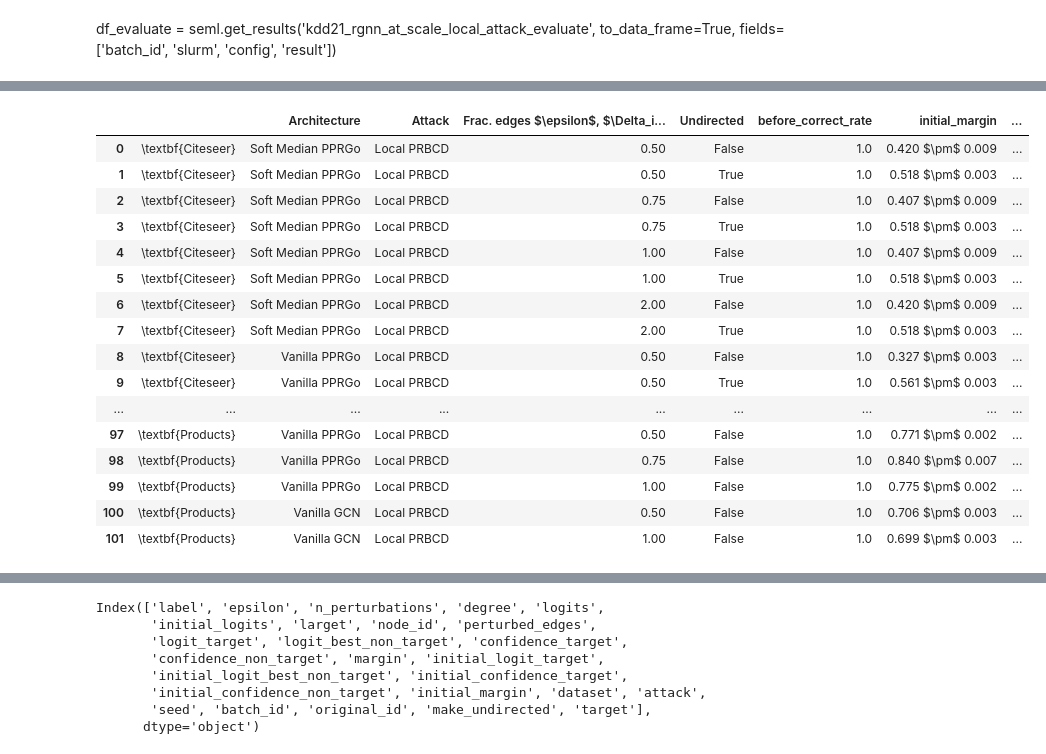
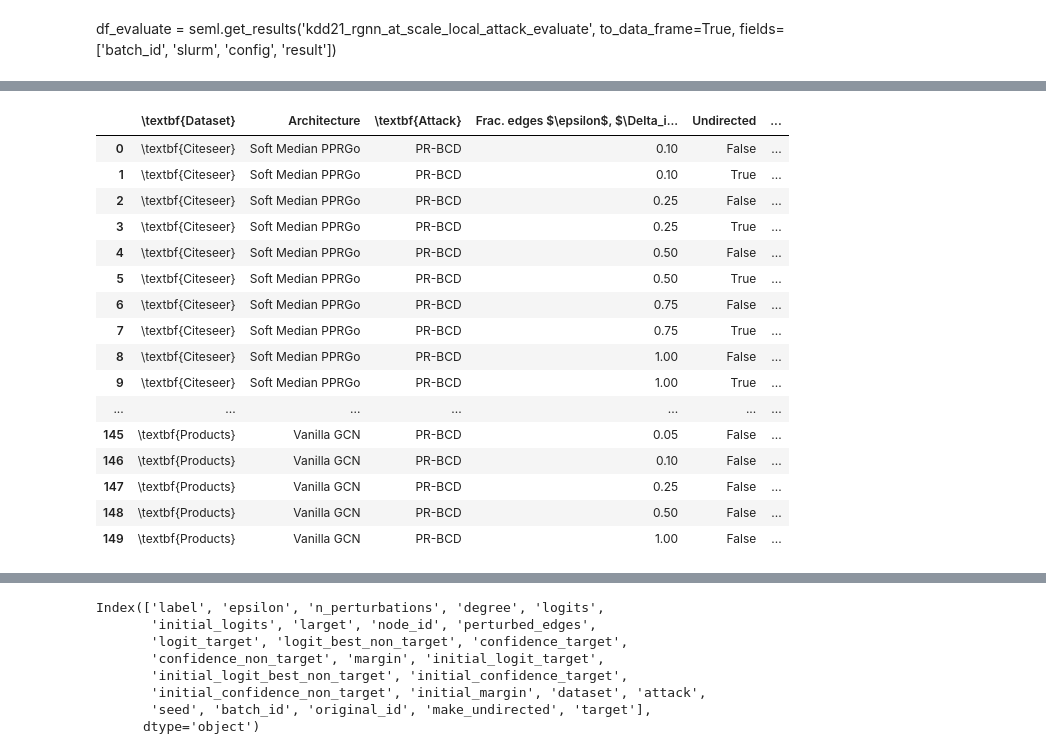
Before and after one commit to sigeisler/robustness_of_gnns_at_scale, a Jupyter notebook: notebooks/Results - Local Attacks.ipynb, the cells around one changed output, grey strips where cells are left out. Drawn from its saved outputs; the diff is of its cells as text; code cells hidden in the pictures.

```diff
--- a/notebooks/Results - Local Attacks.ipynb
+++ b/notebooks/Results - Local Attacks.ipynb
@@ -143,16 +276,23 @@ dataset_map = {
 dataset_order = [dataset_map[k] for k in dataset_map.keys()]
 # %%
 attack_map = {
-    'LocalPRBCD': r'Local PRBCD',
-    'LocalBatchedPRBCD': r'Local PRBCD',
-    'Nettack': r'Nettack'
+    'LocalPRBCD': 'PR-BCD', #r'\textbf{PR-BCD}',
+    'LocalBatchedPRBCD': 'PR-BCD', #r'\textbf{PR-BCD}',
+    'Nettack': 'Nettack', #r'\textbf{Nettack}',
+    'LocalDICE': 'DICE' #r'\textbf{DICE}'
 }
 attack_order = [attack_map[k] for k in attack_map.keys()]
 # %%
 def transform_label(label: str):
-    return label.replace('RPPRGo (T=5.0)', 'PPRGo')\
+    label = label.replace('RPPRGo (T=5.0)', 'PPRGo')\
+        .replace('RPPRGo (T=1.0)', 'PPRGo')\
         .replace('RPPRGo (T=0.5)', 'PPRGo')\
-        .replace(' (surrogate)', '')
+        .replace(' (surrogate)', '')\
+        .replace(' (T=20.0)', '')\
+        .replace(' (T=100.0)', '')\
+        .replace(' (T=1.0)', '')\
+        .replace(' LowAcc', '')
+    return label
 # %%
 def calc_mean_and_error(values: pd.Series, seeds: pd.Series = None, with_error=True, decimal_places: int = 3):
     if seeds is not None:
@@ -169,10 +309,10 @@ def calc_mean_and_error(values: pd.Series, seeds: pd.Series = None, with_error=T
         return rf'{np.mean(values):.{decimal_places}f}'
 # %%
 architecture_c = r'Architecture'
-dataset_c = r'   '
-attack_c = r'Attack'
+dataset_c = r'\textbf{Dataset}'
+attack_c = r'\textbf{Attack}'
 epsilons_c = r'Frac. edges $\epsilon$, $\Delta_i = \epsilon d_i$'
-margin_c = r'Margin $\psi$'
+margin_c = r'Pert. margin $\tilde{\psi}$'
 make_undirected_c = 'Undirected'
 # %%
 nodes_for_each_budget = df_results[df_results.epsilon == 0.5].node_id.unique()
@@ -186,51 +326,61 @@ for (dataset, attack, label, epsilon, make_undirected), df_group in (
 ):
     before_correct_rate = (df_group.initial_margin >= 0).mean()
     initial_margin = calc_mean_and_error(df_group.initial_margin, with_error=True)
     margin = calc_mean_and_error(df_group.margin, with_error=True)
-    flip_rate = (
-        df_group[(df_group.margin < 0) & (df_group.initial_margin > 0)].initial_margin.count()
-        / df_group[df_group.initial_margin > 0].initial_margin.count()
-    )
+    flip_rate = calc_mean_and_error((df_group.margin < 0) & (df_group.initial_margin > 0), with_error=True)
+    #(
+    #    df_group[(df_group.margin < 0) & (df_group.initial_margin > 0)].initial_margin.count()
+    #    / df_group[df_group.initial_margin > 0].initial_margin.count()
+    #)
 
     confidence_target = calc_mean_and_error(df_group.confidence_target, with_error=False)
     confidence_non_target = calc_mean_and_error(df_group.confidence_non_target, with_error=False)
     initial_confidence_target = calc_mean_and_error(df_group.initial_confidence_target, with_error=False)
     initial_confidence_non_target = calc_mean_and_error(df_group.initial_confidence_non_target, with_error=False)
 
     results.append({
          dataset_c: dataset_map[dataset],
          architecture_c: transform_label(label),
          attack_c: attack_map[attack],
          epsilons_c: epsilon,
          make_undirected_c: make_undirected,
          'before_correct_rate': before_correct_rate,
          'initial_margin': initial_margin,
          'margin': margin,
          'flip_rate': flip_rate,
          'confidence_target': confidence_target,
          'confidence_non_target': confidence_non_target,
          'initial_confidence_target': initial_confidence_target,
          'initial_confidence_non_target': initial_confidence_non_target,
     })
 
 df = pd.DataFrame(results)
 
+df[architecture_c] = df[architecture_c].astype("category")
+df[architecture_c].cat.set_categories(
+    [transform_label(l) for l in label_order],
+    inplace=True
+)
+
+df[dataset_c] = df[dataset_c].astype("category")
+df[dataset_c].cat.set_categories(dataset_order, inplace=True)
+
 df
 # %% [output]
-|  |  | Architecture | Attack | Frac. edges $\epsilon$, $\Delta_i... | Undirected | before_correct_rate | initial_margin | ... |
-| 0 | \textbf{Citeseer} | Soft Median PPRGo | Local PRBCD | 0.50 | False | 1.0 | 0.420 $\pm$ 0.009 | ... |
-| 1 | \textbf{Citeseer} | Soft Median PPRGo | Local PRBCD | 0.50 | True | 1.0 | 0.518 $\pm$ 0.003 | ... |
-| 2 | \textbf{Citeseer} | Soft Median PPRGo | Local PRBCD | 0.75 | False | 1.0 | 0.407 $\pm$ 0.009 | ... |
-| 3 | \textbf{Citeseer} | Soft Median PPRGo | Local PRBCD | 0.75 | True | 1.0 | 0.518 $\pm$ 0.003 | ... |
-| 4 | \textbf{Citeseer} | Soft Median PPRGo | Local PRBCD | 1.00 | False | 1.0 | 0.407 $\pm$ 0.009 | ... |
-| 5 | \textbf{Citeseer} | Soft Median PPRGo | Local PRBCD | 1.00 | True | 1.0 | 0.518 $\pm$ 0.003 | ... |
-| 6 | \textbf{Citeseer} | Soft Median PPRGo | Local PRBCD | 2.00 | False | 1.0 | 0.420 $\pm$ 0.009 | ... |
-| 7 | \textbf{Citeseer} | Soft Median PPRGo | Local PRBCD | 2.00 | True | 1.0 | 0.518 $\pm$ 0.003 | ... |
-| 8 | \textbf{Citeseer} | Vanilla PPRGo | Local PRBCD | 0.50 | False | 1.0 | 0.327 $\pm$ 0.003 | ... |
-| 9 | \textbf{Citeseer} | Vanilla PPRGo | Local PRBCD | 0.50 | True | 1.0 | 0.561 $\pm$ 0.003 | ... |
-| ... | ... | ... | ... | ... | ... | ... | ... | ... |
-| 97 | \textbf{Products} | Vanilla PPRGo | Local PRBCD | 0.50 | False | 1.0 | 0.771 $\pm$ 0.002 | ... |
-| 98 | \textbf{Products} | Vanilla PPRGo | Local PRBCD | 0.75 | False | 1.0 | 0.840 $\pm$ 0.007 | ... |
-| 99 | \textbf{Products} | Vanilla PPRGo | Local PRBCD | 1.00 | False | 1.0 | 0.775 $\pm$ 0.002 | ... |
-| 100 | \textbf{Products} | Vanilla GCN | Local PRBCD | 0.50 | False | 1.0 | 0.706 $\pm$ 0.003 | ... |
-| 101 | \textbf{Products} | Vanilla GCN | Local PRBCD | 1.00 | False | 1.0 | 0.699 $\pm$ 0.003 | ... |
+|  | \textbf{Dataset} | Architecture | \textbf{Attack} | Frac. edges $\epsilon$, $\Delta_i... | Undirected | ... |
+| 0 | \textbf{Citeseer} | Soft Median PPRGo | PR-BCD | 0.10 | False | ... |
+| 1 | \textbf{Citeseer} | Soft Median PPRGo | PR-BCD | 0.10 | True | ... |
+| 2 | \textbf{Citeseer} | Soft Median PPRGo | PR-BCD | 0.25 | False | ... |
+| 3 | \textbf{Citeseer} | Soft Median PPRGo | PR-BCD | 0.25 | True | ... |
+| 4 | \textbf{Citeseer} | Soft Median PPRGo | PR-BCD | 0.50 | False | ... |
+| 5 | \textbf{Citeseer} | Soft Median PPRGo | PR-BCD | 0.50 | True | ... |
+| 6 | \textbf{Citeseer} | Soft Median PPRGo | PR-BCD | 0.75 | False | ... |
+| 7 | \textbf{Citeseer} | Soft Median PPRGo | PR-BCD | 0.75 | True | ... |
+| 8 | \textbf{Citeseer} | Soft Median PPRGo | PR-BCD | 1.00 | False | ... |
+| 9 | \textbf{Citeseer} | Soft Median PPRGo | PR-BCD | 1.00 | True | ... |
+| ... | ... | ... | ... | ... | ... | ... |
+| 145 | \textbf{Products} | Vanilla GCN | PR-BCD | 0.05 | False | ... |
+| 146 | \textbf{Products} | Vanilla GCN | PR-BCD | 0.10 | False | ... |
+| 147 | \textbf{Products} | Vanilla GCN | PR-BCD | 0.25 | False | ... |
+| 148 | \textbf{Products} | Vanilla GCN | PR-BCD | 0.50 | False | ... |
+| 149 | \textbf{Products} | Vanilla GCN | PR-BCD | 1.00 | False | ... |
```
Also changed, not shown: parts of 44 cells of this notebook, 28 other files.
